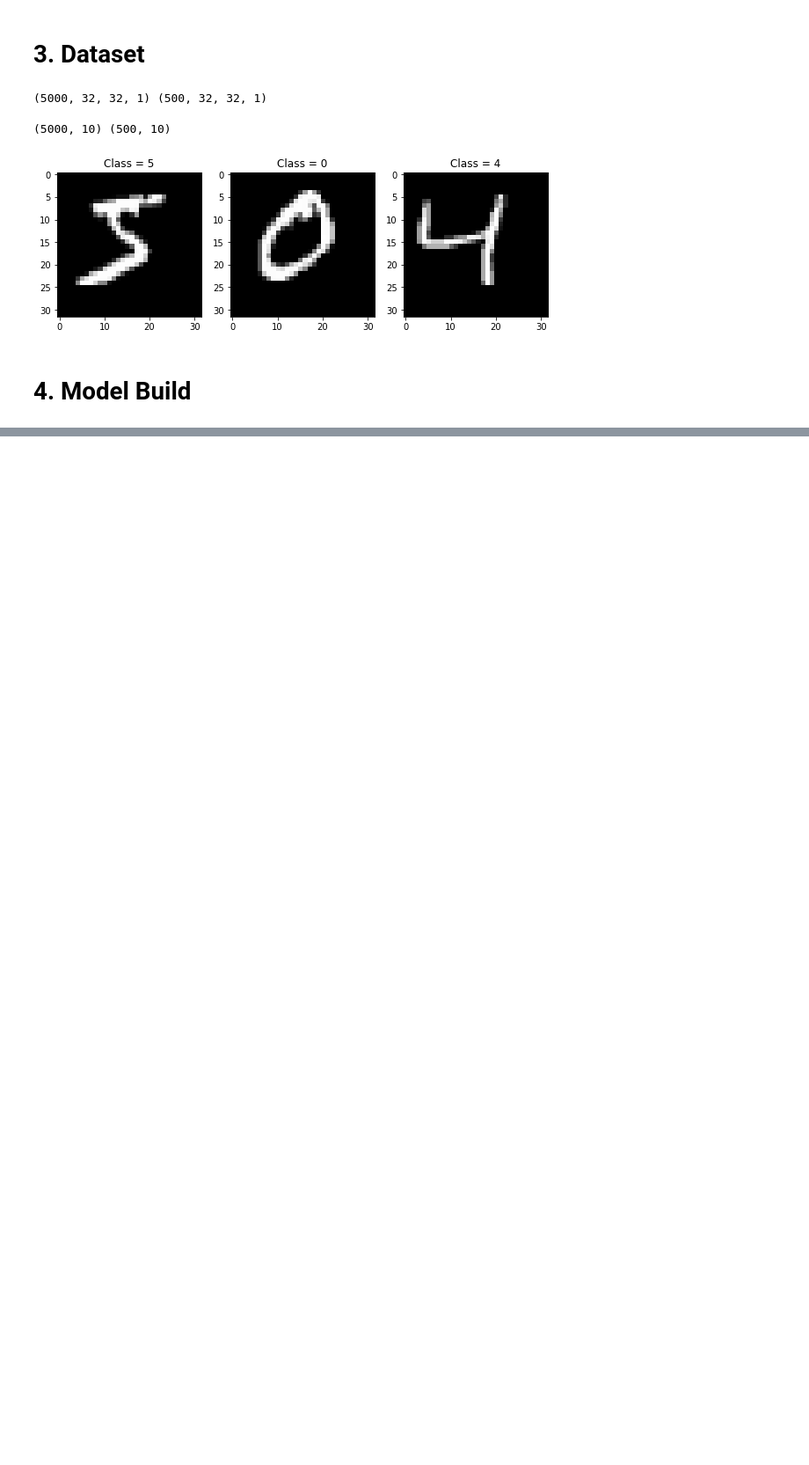
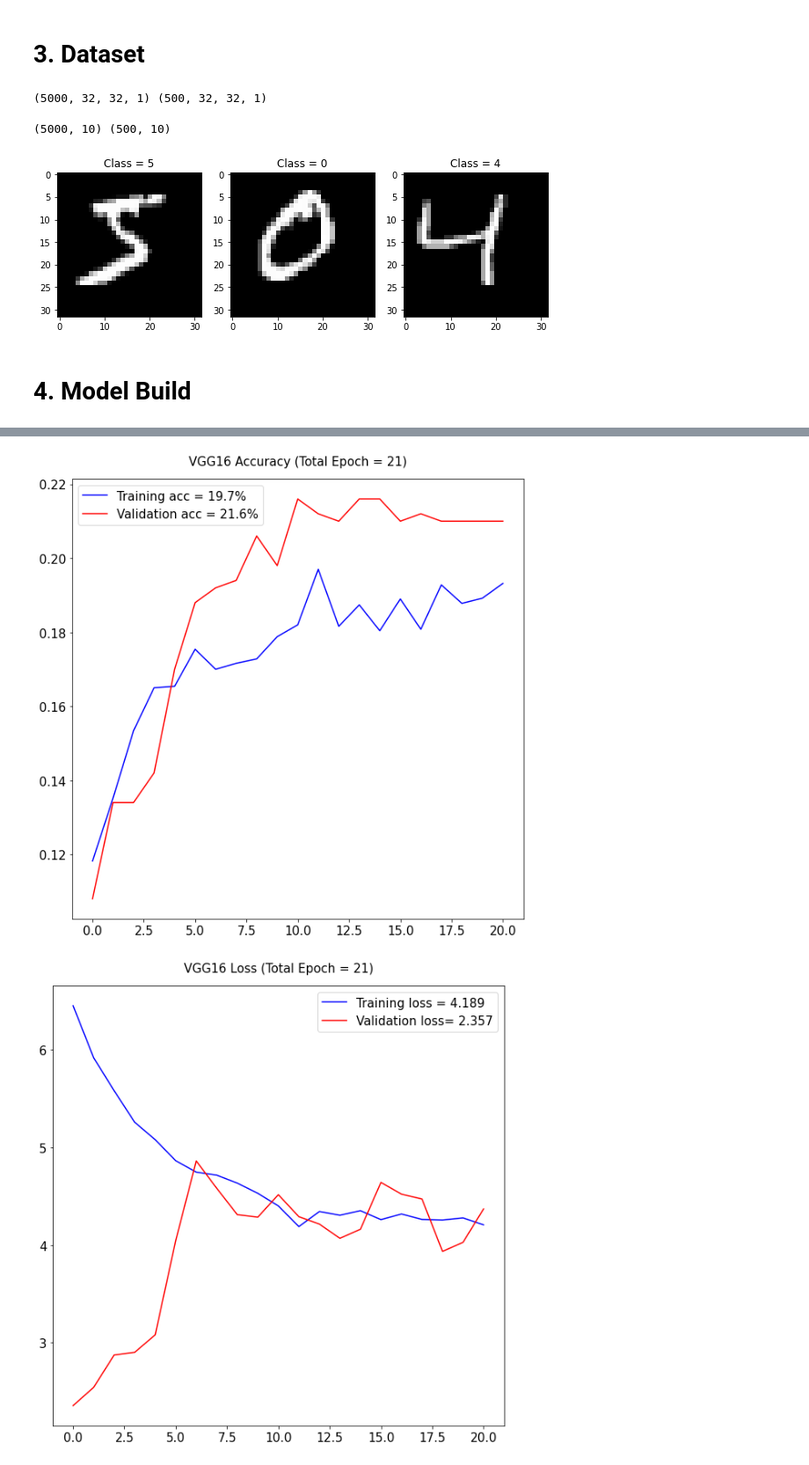
Before and after one commit to Pulsar-kkaturi/DL-Education, a Jupyter notebook: notebooks/CNN_EfficientNet_Build.ipynb, the cells around one changed output, grey strips where cells are left out. Shown at 88% size. Saved outputs shown, nothing was run; the diff lists cells and outputs as text; code cells hidden in the pictures; blank space fills up the shorter version.

```diff
--- a/notebooks/CNN_EfficientNet_Build.ipynb
+++ b/notebooks/CNN_EfficientNet_Build.ipynb
@@ -120,8 +109,8 @@ for i in range(3):
 # %% [markdown]
 # 4. Model Build
 # %%
-inputs = Input(shape=(32, 32, 1), name='input_layer')
-EMB0_block = tf.keras.applications.efficientnet.EfficientNetB0(
+model = tf.keras.applications.efficientnet.EfficientNetB0(
     include_top=True, weights=None, input_tensor=None,
     input_shape=(32,32,1), pooling=None, classes=10,
     classifier_activation='softmax')
+model.summary()
@@ -128,4 +139,11 @@ EMB0_block = tf.keras.applications.efficientnet.EfficientNetB0(
 # %%
-inputs = Input(shape=(32, 32, 1), name='input_layer')
-model = Model(inputs, outputs)
 model.compile(loss=losses.CategoricalCrossentropy(), optimizer=optimizers.Adam(lr=1e-5), metrics=['acc'])
+# %%
+callback_list = [keras.callbacks.EarlyStopping(monitor='val_loss', patience=20),
+                         keras.callbacks.ModelCheckpoint(filepath=os.path.join('2d_model.h5'),
+                                                         monitor='val_accuracy', save_best_only=True),
+                         keras.callbacks.ReduceLROnPlateau(monitor='val_loss', factor=0.1, patience=10)]
+
+history = model.fit(x_train1, y_train1, epochs=50, batch_size=32,
+                    validation_data=(x_test1, y_test1),
+                    callbacks=callback_list, shuffle=True)
@@ -131,0 +168,27 @@ model.compile(loss=losses.CategoricalCrossentropy(), optimizer=optimizers.Adam(l
+# %%
+acc = history.history['acc']
+val_acc = history.history['val_acc']
+loss = history.history['loss']
+val_loss = history.history['val_loss']
+epochs = range(len(acc))
+# Accuracy graph
+plt.figure(figsize=(10, 10))
+plt.plot(epochs, acc, 'b', label='Training acc = {}%'.format(np.around(np.max(acc) * 100, decimals=1)))
+plt.plot(epochs, val_acc, 'r', label='Validation acc = {}%'.format(np.around(np.max(val_acc) * 100, decimals=1)))
+plt.title('{} Accuracy (Total Epoch = {})'.format('VGG16', len(acc)), fontsize=15, y=1.02)
+plt.xticks(size=15)
+plt.yticks(size=15)
+plt.legend(fontsize=15)
+plt.show()
+# Loss graph
+plt.figure(figsize=(10, 10))
+plt.plot(epochs, loss, 'b', label='Training loss = {}'.format(np.around(np.min(loss), decimals=3)))
+plt.plot(epochs, val_loss, 'r', label='Validation loss= {}'.format(np.around(np.min(val_loss), decimals=3)))
+plt.title('{} Loss (Total Epoch = {})'.format('VGG16', len(loss)), fontsize=15, y=1.02)
+plt.xticks(size=15)
+plt.yticks(size=15)
+plt.legend(fontsize=15)
+plt.show()
+# %% [output]
+[figure, added]
+[figure, added]
```
Also changed, not shown: parts of 7 cells of this notebook.
